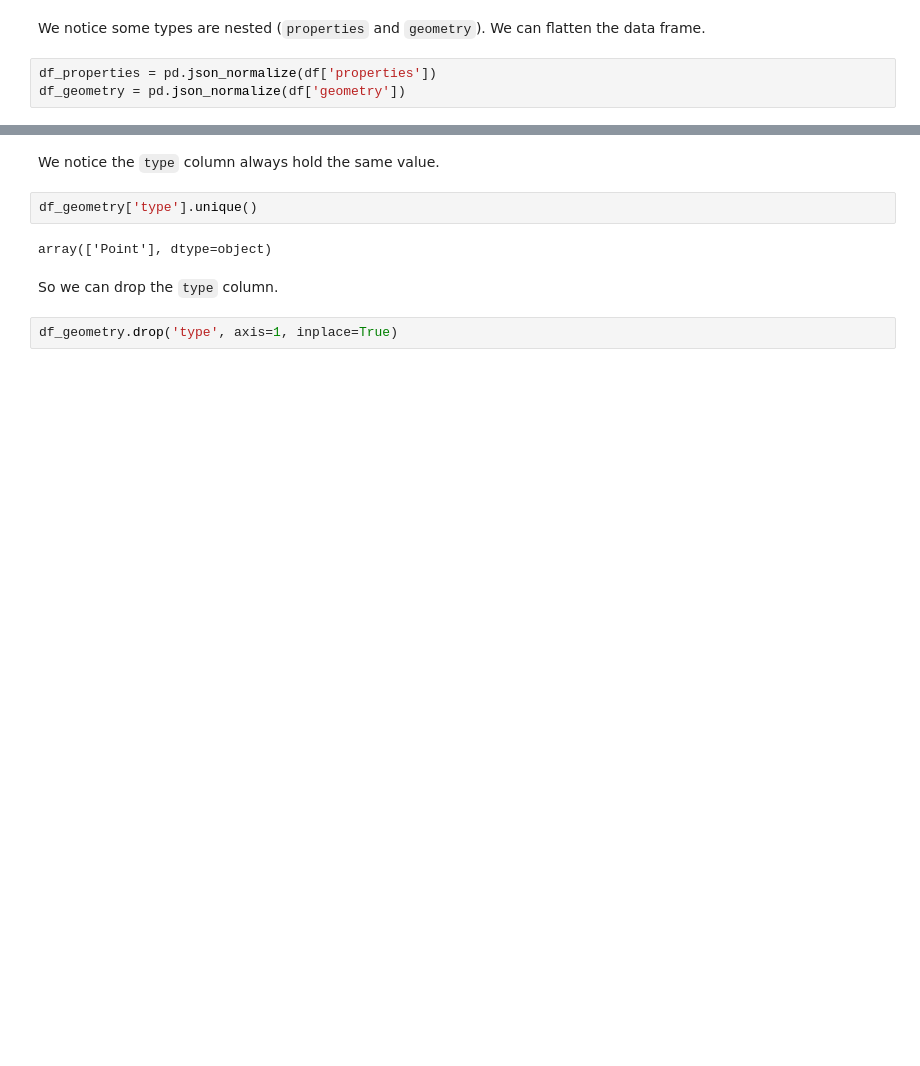
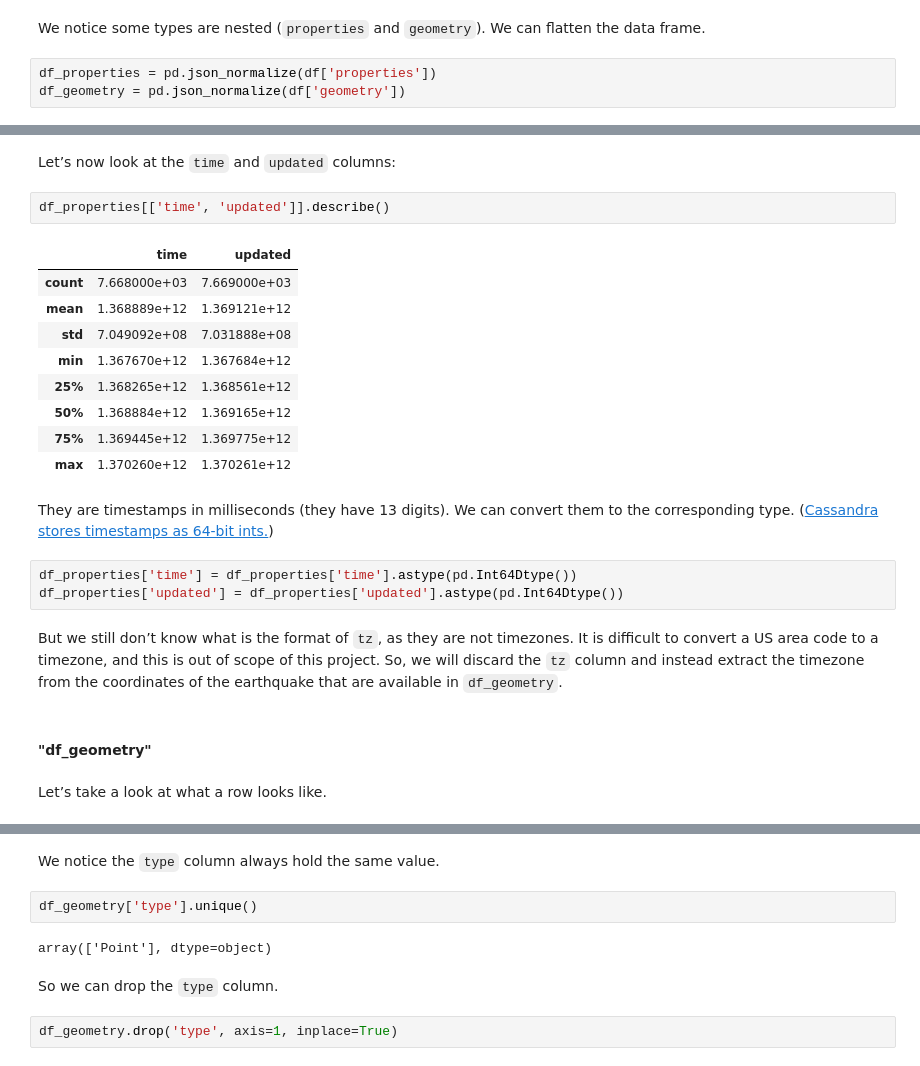
Before and after one commit to matthewslouismarie/cas-sans-drap, a Jupyter notebook: src/cassandra_report.ipynb, the cells around one changed output, grey strips where cells are left out. Cells and saved outputs as stored; diff of their text form; blank space fills up the shorter version.

```diff
--- a/src/cassandra_report.ipynb
+++ b/src/cassandra_report.ipynb
@@ -36,0 +106,25 @@ df_geometry = pd.json_normalize(df['geometry'])
+# %% [markdown]
+Let’s now look at the `time` and `updated` columns:
+# %%
+df_properties[['time', 'updated']].describe()
+# %% [output]
+|  | time | updated |
+| count | 7.668000e+03 | 7.669000e+03 |
+| mean | 1.368889e+12 | 1.369121e+12 |
+| std | 7.049092e+08 | 7.031888e+08 |
+| min | 1.367670e+12 | 1.367684e+12 |
+| 25% | 1.368265e+12 | 1.368561e+12 |
+| 50% | 1.368884e+12 | 1.369165e+12 |
+| 75% | 1.369445e+12 | 1.369775e+12 |
+| max | 1.370260e+12 | 1.370261e+12 |
+# %% [markdown]
+They are timestamps in milliseconds (they have 13 digits). We can convert them to the corresponding type. ([Cassandra stores timestamps as 64-bit ints.](https://docs.datastax.com/en/cql-oss/3.1/cql/cql_reference/timestamp_type_r.html.))
+# %%
+df_properties['time'] = df_properties['time'].astype(pd.Int64Dtype())
+df_properties['updated'] = df_properties['updated'].astype(pd.Int64Dtype())
+# %% [markdown]
+But we still don’t know what is the format of `tz`, as they are not timezones. It is difficult to convert a US area code to a timezone, and this is out of scope of this project. So, we will discard the `tz` column and instead extract the timezone from the coordinates of the earthquake that are available in `df_geometry`.
+# %% [markdown]
+#### "df_geometry"
+# %% [markdown]
+Let’s take a look at what a row looks like.
```
Also changed, not shown: parts of 36 cells of this notebook, 10 other files.
